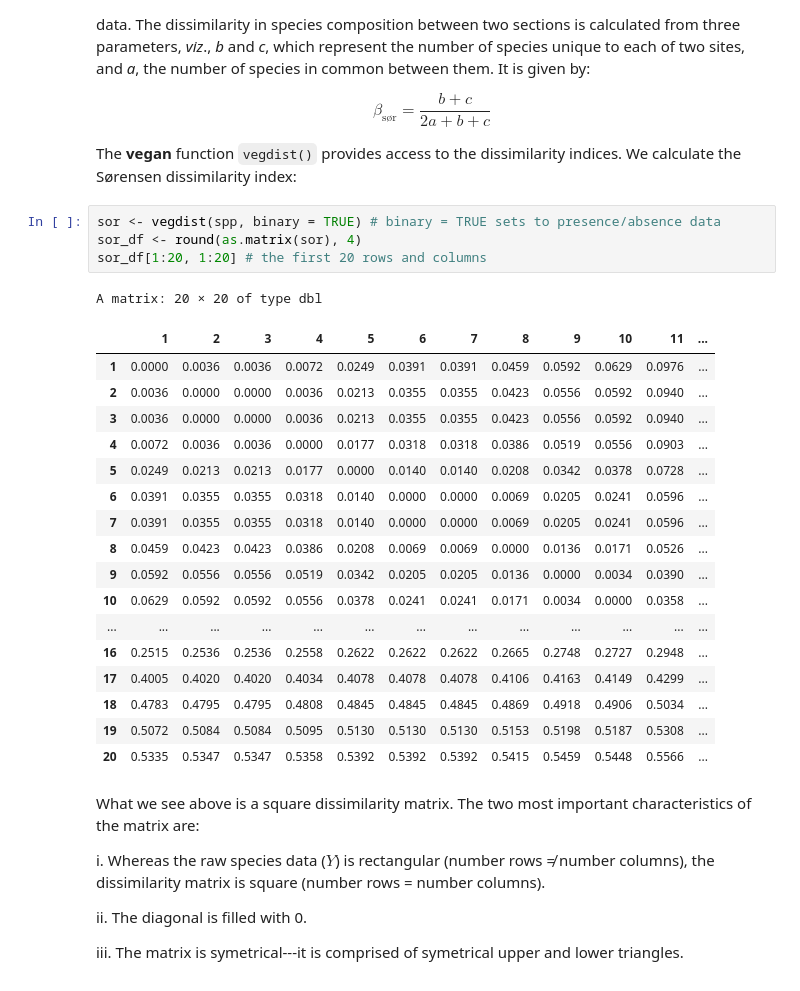
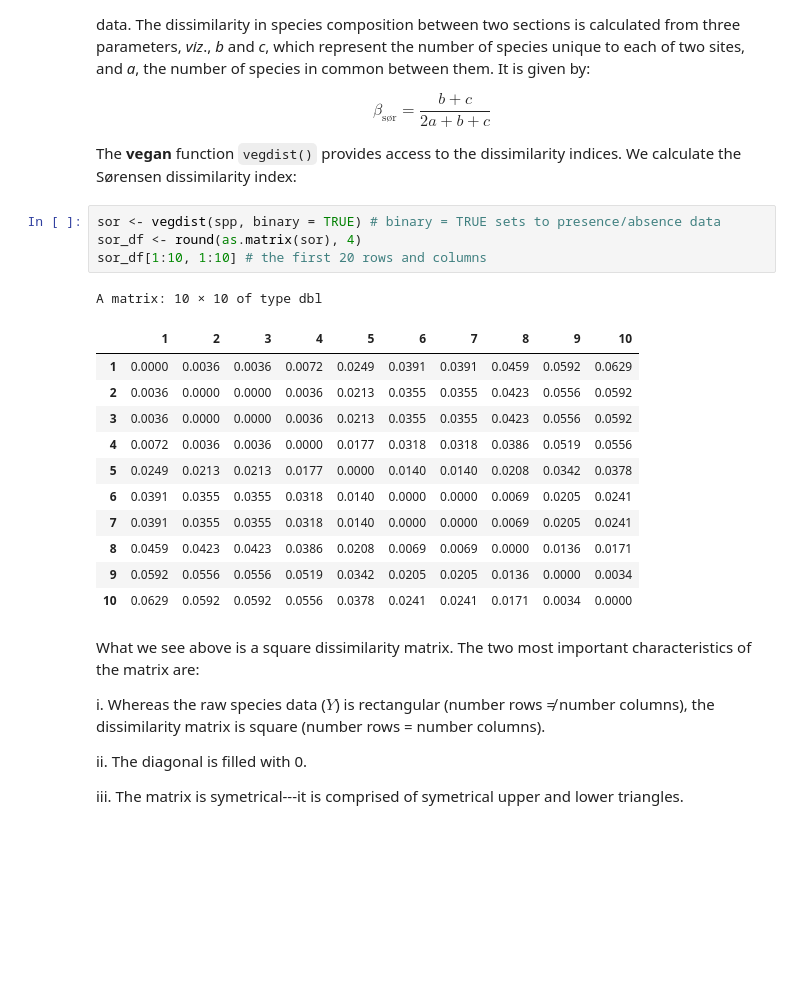
Before and after one commit to ajsmit/Quantitative_Ecology, a Jupyter notebook: jupyter_lab/beta_diversity.ipynb, the cells around one changed output. Drawn from its saved outputs; the diff is of its cells as text; blank space fills up the shorter version.

```diff
--- a/jupyter_lab/beta_diversity.ipynb
+++ b/jupyter_lab/beta_diversity.ipynb
@@ -183,26 +178,20 @@ The **vegan** function `vegdist()` provides access to the dissimilarity indices.
 # %%
 sor <- vegdist(spp, binary = TRUE) # binary = TRUE sets to presence/absence data
 sor_df <- round(as.matrix(sor), 4)
-sor_df[1:20, 1:20] # the first 20 rows and columns
+sor_df[1:10, 1:10] # the first 20 rows and columns
 # %% [output]
-A matrix: 20 × 20 of type dbl
+A matrix: 10 × 10 of type dbl
-|  | 1 | 2 | 3 | 4 | 5 | 6 | 7 | 8 | 9 | 10 | 11 | ... |
-| 1 | 0.0000 | 0.0036 | 0.0036 | 0.0072 | 0.0249 | 0.0391 | 0.0391 | 0.0459 | 0.0592 | 0.0629 | 0.0976 | ... |
-| 2 | 0.0036 | 0.0000 | 0.0000 | 0.0036 | 0.0213 | 0.0355 | 0.0355 | 0.0423 | 0.0556 | 0.0592 | 0.0940 | ... |
-| 3 | 0.0036 | 0.0000 | 0.0000 | 0.0036 | 0.0213 | 0.0355 | 0.0355 | 0.0423 | 0.0556 | 0.0592 | 0.0940 | ... |
-| 4 | 0.0072 | 0.0036 | 0.0036 | 0.0000 | 0.0177 | 0.0318 | 0.0318 | 0.0386 | 0.0519 | 0.0556 | 0.0903 | ... |
-| 5 | 0.0249 | 0.0213 | 0.0213 | 0.0177 | 0.0000 | 0.0140 | 0.0140 | 0.0208 | 0.0342 | 0.0378 | 0.0728 | ... |
-| 6 | 0.0391 | 0.0355 | 0.0355 | 0.0318 | 0.0140 | 0.0000 | 0.0000 | 0.0069 | 0.0205 | 0.0241 | 0.0596 | ... |
-| 7 | 0.0391 | 0.0355 | 0.0355 | 0.0318 | 0.0140 | 0.0000 | 0.0000 | 0.0069 | 0.0205 | 0.0241 | 0.0596 | ... |
-| 8 | 0.0459 | 0.0423 | 0.0423 | 0.0386 | 0.0208 | 0.0069 | 0.0069 | 0.0000 | 0.0136 | 0.0171 | 0.0526 | ... |
-| 9 | 0.0592 | 0.0556 | 0.0556 | 0.0519 | 0.0342 | 0.0205 | 0.0205 | 0.0136 | 0.0000 | 0.0034 | 0.0390 | ... |
-| 10 | 0.0629 | 0.0592 | 0.0592 | 0.0556 | 0.0378 | 0.0241 | 0.0241 | 0.0171 | 0.0034 | 0.0000 | 0.0358 | ... |
-| ... | ... | ... | ... | ... | ... | ... | ... | ... | ... | ... | ... | ... |
-| 16 | 0.2515 | 0.2536 | 0.2536 | 0.2558 | 0.2622 | 0.2622 | 0.2622 | 0.2665 | 0.2748 | 0.2727 | 0.2948 | ... |
-| 17 | 0.4005 | 0.4020 | 0.4020 | 0.4034 | 0.4078 | 0.4078 | 0.4078 | 0.4106 | 0.4163 | 0.4149 | 0.4299 | ... |
-| 18 | 0.4783 | 0.4795 | 0.4795 | 0.4808 | 0.4845 | 0.4845 | 0.4845 | 0.4869 | 0.4918 | 0.4906 | 0.5034 | ... |
-| 19 | 0.5072 | 0.5084 | 0.5084 | 0.5095 | 0.5130 | 0.5130 | 0.5130 | 0.5153 | 0.5198 | 0.5187 | 0.5308 | ... |
-| 20 | 0.5335 | 0.5347 | 0.5347 | 0.5358 | 0.5392 | 0.5392 | 0.5392 | 0.5415 | 0.5459 | 0.5448 | 0.5566 | ... |
+|  | 1 | 2 | 3 | 4 | 5 | 6 | 7 | 8 | 9 | 10 |
+| 1 | 0.0000 | 0.0036 | 0.0036 | 0.0072 | 0.0249 | 0.0391 | 0.0391 | 0.0459 | 0.0592 | 0.0629 |
+| 2 | 0.0036 | 0.0000 | 0.0000 | 0.0036 | 0.0213 | 0.0355 | 0.0355 | 0.0423 | 0.0556 | 0.0592 |
+| 3 | 0.0036 | 0.0000 | 0.0000 | 0.0036 | 0.0213 | 0.0355 | 0.0355 | 0.0423 | 0.0556 | 0.0592 |
+| 4 | 0.0072 | 0.0036 | 0.0036 | 0.0000 | 0.0177 | 0.0318 | 0.0318 | 0.0386 | 0.0519 | 0.0556 |
+| 5 | 0.0249 | 0.0213 | 0.0213 | 0.0177 | 0.0000 | 0.0140 | 0.0140 | 0.0208 | 0.0342 | 0.0378 |
+| 6 | 0.0391 | 0.0355 | 0.0355 | 0.0318 | 0.0140 | 0.0000 | 0.0000 | 0.0069 | 0.0205 | 0.0241 |
+| 7 | 0.0391 | 0.0355 | 0.0355 | 0.0318 | 0.0140 | 0.0000 | 0.0000 | 0.0069 | 0.0205 | 0.0241 |
+| 8 | 0.0459 | 0.0423 | 0.0423 | 0.0386 | 0.0208 | 0.0069 | 0.0069 | 0.0000 | 0.0136 | 0.0171 |
+| 9 | 0.0592 | 0.0556 | 0.0556 | 0.0519 | 0.0342 | 0.0205 | 0.0205 | 0.0136 | 0.0000 | 0.0034 |
+| 10 | 0.0629 | 0.0592 | 0.0592 | 0.0556 | 0.0378 | 0.0241 | 0.0241 | 0.0171 | 0.0034 | 0.0000 |
 # %% [markdown]
 What we see above is a square dissimilarity matrix. The two most important characteristics of the matrix are:
 
```
Also changed, not shown: parts of 3 cells of this notebook, 1 other file.
